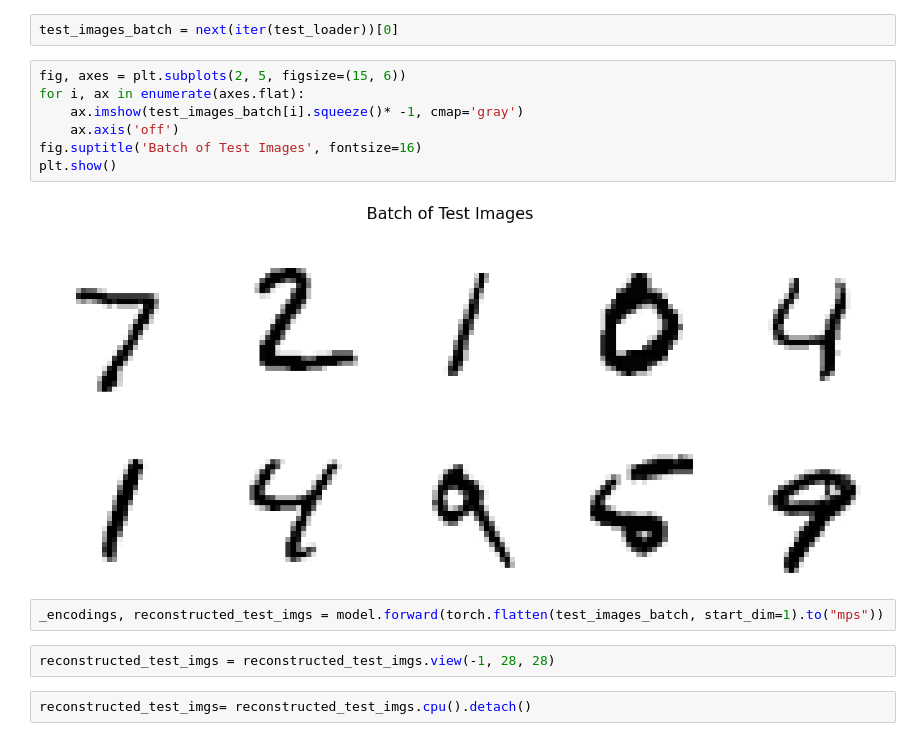
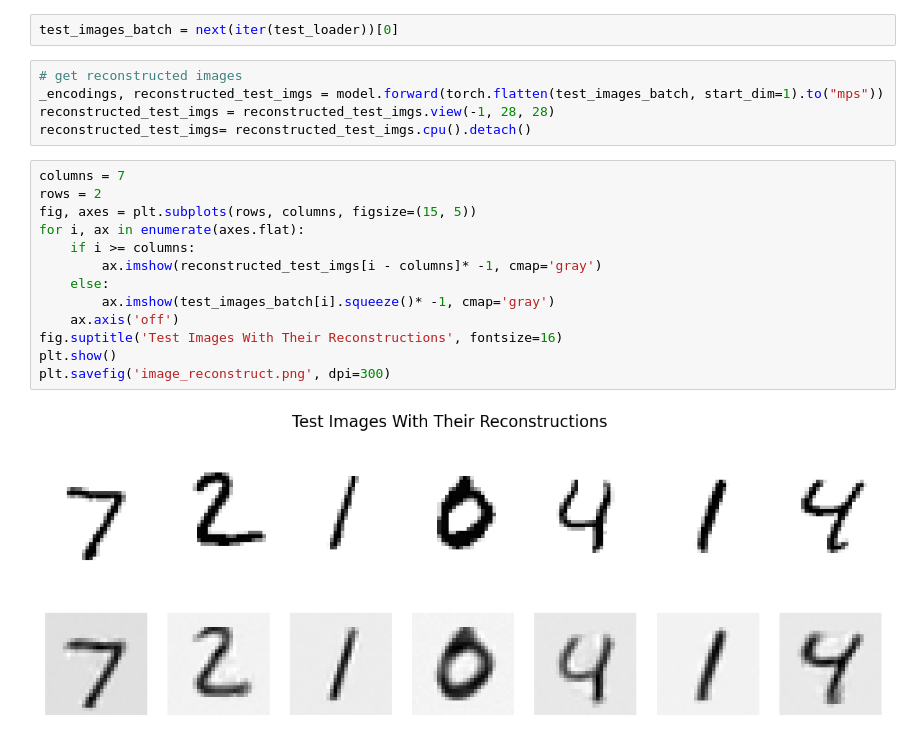
Before and after one commit to zroe1/gradient-routing, a Jupyter notebook: main.ipynb, the cells around one changed output. Drawn from its saved outputs; the diff is of its cells as text.

Commit message:
update visualization for reconstructed images

```diff
--- a/main.ipynb
+++ b/main.ipynb
@@ -172,18 +181,23 @@ plt.show()
 ## Generating Image Samples
 # %%
 test_images_batch = next(iter(test_loader))[0]
+# %%
+# get reconstructed images
+_encodings, reconstructed_test_imgs = model.forward(torch.flatten(test_images_batch, start_dim=1).to("mps"))
+reconstructed_test_imgs = reconstructed_test_imgs.view(-1, 28, 28)
+reconstructed_test_imgs= reconstructed_test_imgs.cpu().detach()
 # %%
-fig, axes = plt.subplots(2, 5, figsize=(15, 6))
+columns = 7
+rows = 2
+fig, axes = plt.subplots(rows, columns, figsize=(15, 5))
 for i, ax in enumerate(axes.flat):
-    ax.imshow(test_images_batch[i].squeeze()* -1, cmap='gray')
+    if i >= columns:
+        ax.imshow(reconstructed_test_imgs[i - columns]* -1, cmap='gray')
+    else:
+        ax.imshow(test_images_batch[i].squeeze()* -1, cmap='gray')
     ax.axis('off')
-fig.suptitle('Batch of Test Images', fontsize=16)
+fig.suptitle('Test Images With Their Reconstructions', fontsize=16)
 plt.show()
+plt.savefig('image_reconstruct.png', dpi=300)
 # %% [output]
-[figure, old version]
+[figure, new version]
-# %%
-_encodings, reconstructed_test_imgs = model.forward(torch.flatten(test_images_batch, start_dim=1).to("mps"))
-# %%
-reconstructed_test_imgs = reconstructed_test_imgs.view(-1, 28, 28)
-# %%
-reconstructed_test_imgs= reconstructed_test_imgs.cpu().detach()
```
Also changed, not shown: parts of 5 cells of this notebook, 1 other file.
